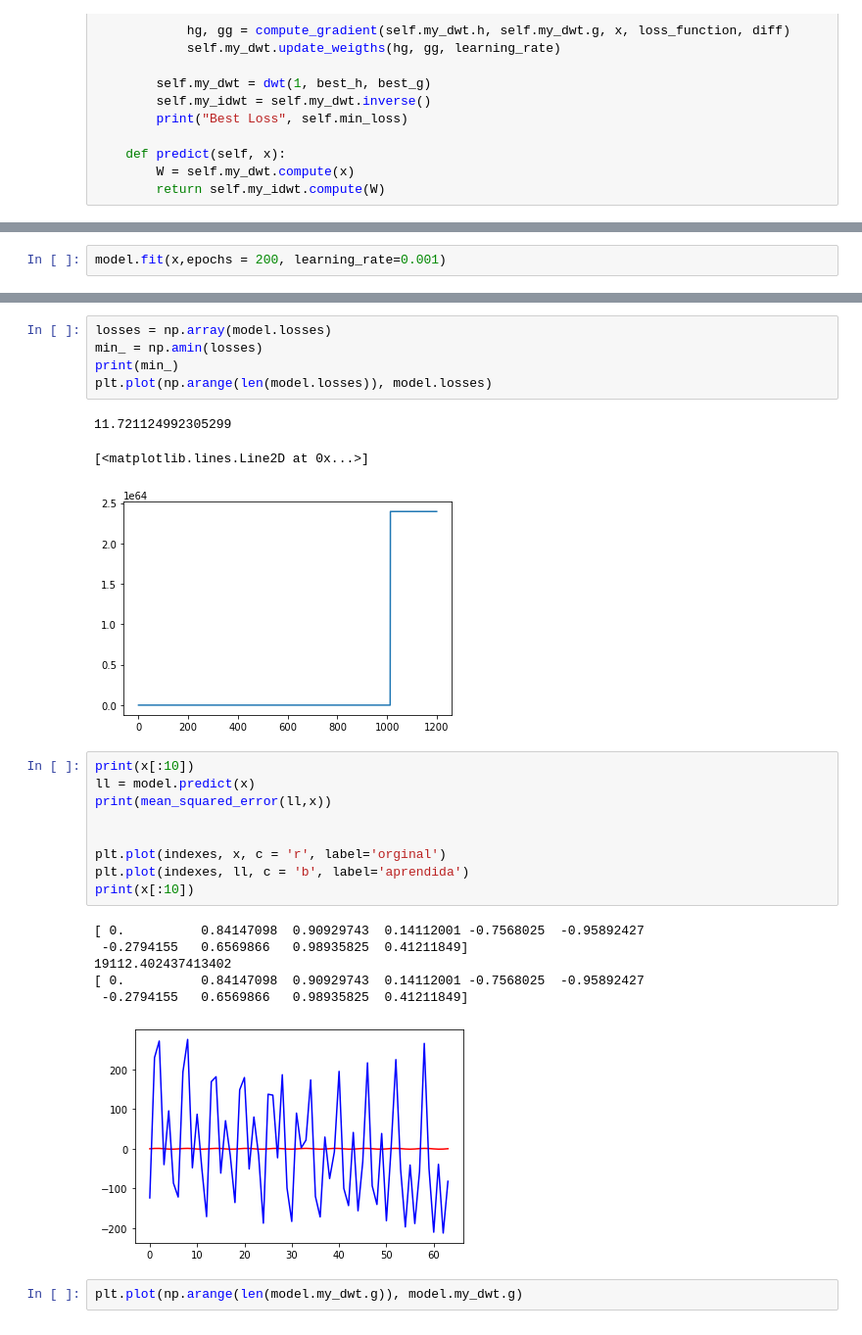
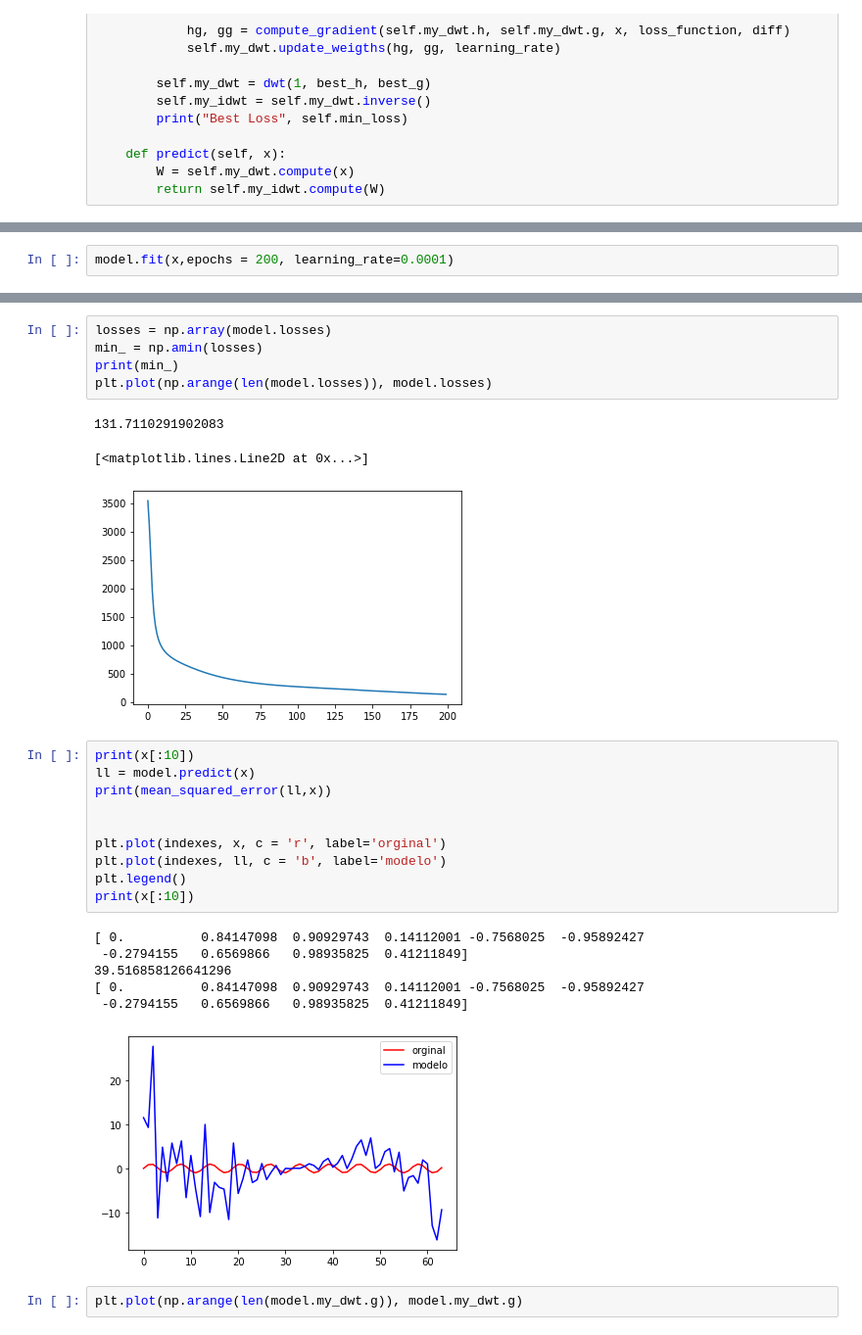
Before and after one commit to Carlitonchin/Learning-Wavelets-with-CNN, a Jupyter notebook: code.ipynb, the cells around one changed output, grey strips where cells are left out. Shown at 98% size. Drawn from its saved outputs; the diff is of its cells as text.

```diff
--- a/code.ipynb
+++ b/code.ipynb
@@ -160,3 +156,3 @@ print(x[:10])
 # %%
-model.fit(x,epochs = 200, learning_rate=0.001)
+model.fit(x,epochs = 200, learning_rate=0.0001)
 # %% [output]
@@ -183,25 +179,26 @@ min_ = np.amin(losses)
 print(min_)
 plt.plot(np.arange(len(model.losses)), model.losses)
 # %% [output]
-11.721124992305299
+131.7110291902083
 [<matplotlib.lines.Line2D at 0x...>]
-[figure, old version]
+[figure, new version]
 # %%
 print(x[:10])
 ll = model.predict(x)
 print(mean_squared_error(ll,x))
 
 
 plt.plot(indexes, x, c = 'r', label='orginal')
-plt.plot(indexes, ll, c = 'b', label='aprendida')
+plt.plot(indexes, ll, c = 'b', label='modelo')
+plt.legend()
 print(x[:10])
 # %% [output]
 [ 0.          0.84147098  0.90929743  0.14112001 -0.7568025  -0.95892427
  -0.2794155   0.6569866   0.98935825  0.41211849]
-19112.402437413402
+39.516858126641296
 [ 0.          0.84147098  0.90929743  0.14112001 -0.7568025  -0.95892427
  -0.2794155   0.6569866   0.98935825  0.41211849]
-[figure, old version]
+[figure, new version]
 # %%
 plt.plot(np.arange(len(model.my_dwt.g)), model.my_dwt.g)
 # %% [output]
```
Also changed, not shown: parts of 2 cells of this notebook.
